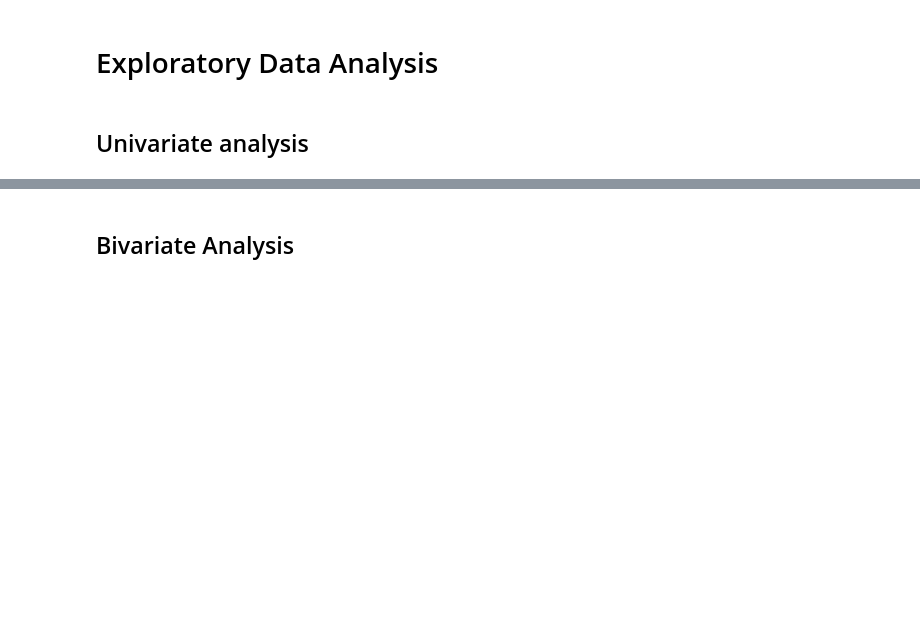
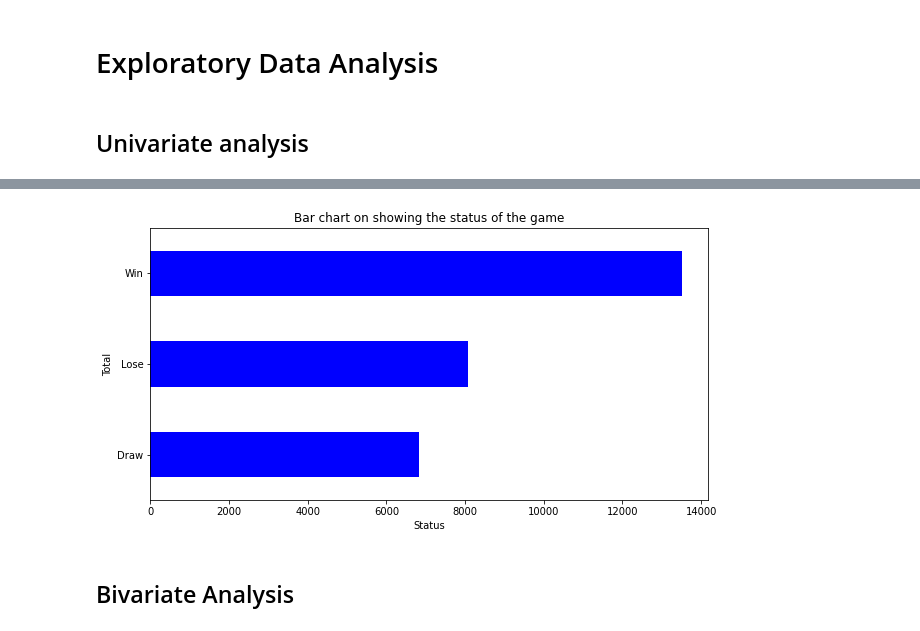
Before and after one commit to Anne120/Football_Scores_Prediction, a Jupyter notebook: Football_Scores_Prediction.ipynb, the cells around one changed output, grey strips where cells are left out. Saved outputs shown, nothing was run; the diff lists cells and outputs as text; code cells hidden in the pictures; blank space fills up the shorter version.

```diff
--- a/Football_Scores_Prediction.ipynb
+++ b/Football_Scores_Prediction.ipynb
@@ -481,3 +543,13 @@ array([[<matplotlib.axes._subplots.AxesSubplot object at 0x...>,
+# %%
+# Bar chart on showing the status of the game
+plt.figure(figsize = (10,5))
+final.groupby('status').size().plot(kind='barh', color='blue')
+plt.title('Bar chart on showing the status of the game')
+plt.ylabel('Total')
+plt.xlabel('Status')
+plt.show()
+# %% [output]
+[figure, added]
 # %% [markdown]
 ## Bivariate Analysis
 # %%
```
Also changed, not shown: parts of 58 cells of this notebook.
